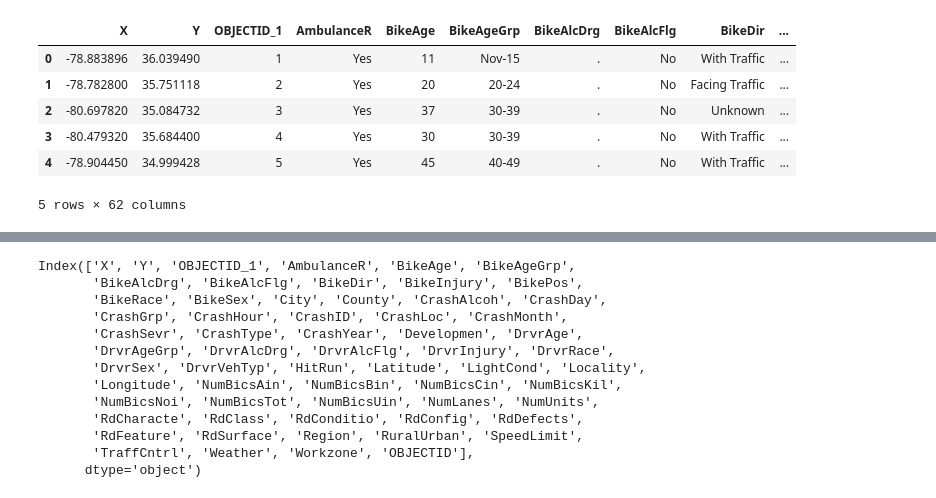
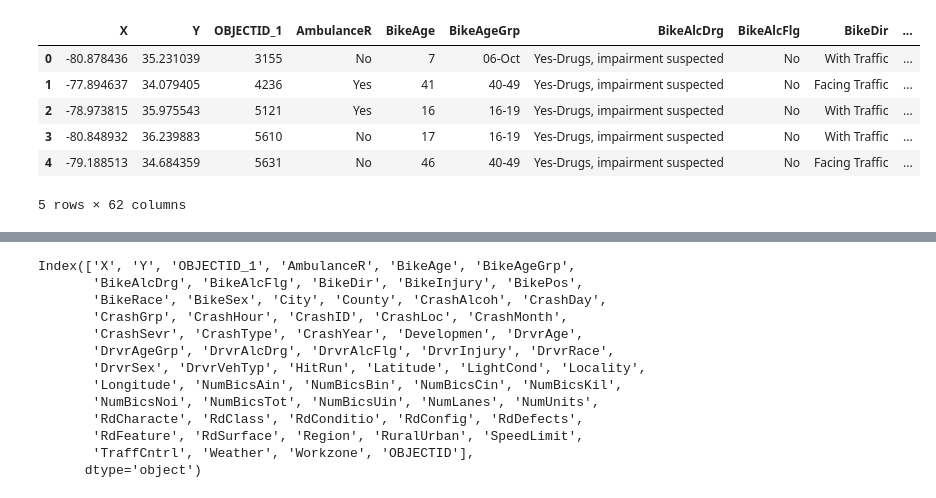
Before and after one commit to pawankumar1980/Final_Project_Bike_Pedestrian_Crash_Analysis, a Jupyter notebook: Bike_Pedestrian_Crash_Analysis.ipynb, the cells around one changed output, grey strips where cells are left out. Saved outputs shown, nothing was run; the diff lists cells and outputs as text; code cells hidden in the pictures.

```diff
--- a/Bike_Pedestrian_Crash_Analysis.ipynb
+++ b/Bike_Pedestrian_Crash_Analysis.ipynb
@@ -3,15 +3,15 @@ import numpy as np
 import pandas as pd
 import matplotlib.pyplot as plt
 # %%
-bike_Pedestrain_crash_df = pd.read_csv('BikePedCrash.csv')
+bike_Pedestrain_crash_df = pd.read_csv(R"C:\Users\umar_\OneDrive\Desktop\Capstone Project\Bikeride data.csv")
 bike_Pedestrain_crash_df.head()
 # %% [output]
 |  | X | Y | OBJECTID_1 | AmbulanceR | BikeAge | BikeAgeGrp | BikeAlcDrg | BikeAlcFlg | BikeDir | ... |
-| 0 | -78.883896 | 36.039490 | 1 | Yes | 11 | Nov-15 | . | No | With Traffic | ... |
-| 1 | -78.782800 | 35.751118 | 2 | Yes | 20 | 20-24 | . | No | Facing Traffic | ... |
-| 2 | -80.697820 | 35.084732 | 3 | Yes | 37 | 30-39 | . | No | Unknown | ... |
-| 3 | -80.479320 | 35.684400 | 4 | Yes | 30 | 30-39 | . | No | With Traffic | ... |
-| 4 | -78.904450 | 34.999428 | 5 | Yes | 45 | 40-49 | . | No | With Traffic | ... |
+| 0 | -80.878436 | 35.231039 | 3155 | No | 7 | 06-Oct | Yes-Drugs, impairment suspected | No | With Traffic | ... |
+| 1 | -77.894637 | 34.079405 | 4236 | Yes | 41 | 40-49 | Yes-Drugs, impairment suspected | No | Facing Traffic | ... |
+| 2 | -78.973815 | 35.975543 | 5121 | Yes | 16 | 16-19 | Yes-Drugs, impairment suspected | No | With Traffic | ... |
+| 3 | -80.848932 | 36.239883 | 5610 | No | 17 | 16-19 | Yes-Drugs, impairment suspected | No | With Traffic | ... |
+| 4 | -79.188513 | 34.684359 | 5631 | No | 46 | 40-49 | Yes-Drugs, impairment suspected | No | Facing Traffic | ... |
 5 rows × 62 columns
 # %%
 bike_Pedestrain_crash_df.info()
```
Also changed, not shown: parts of 21 cells of this notebook.
